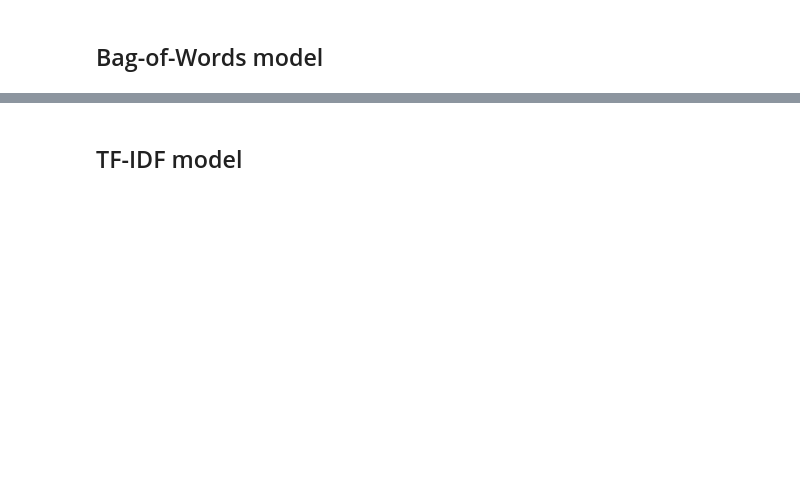
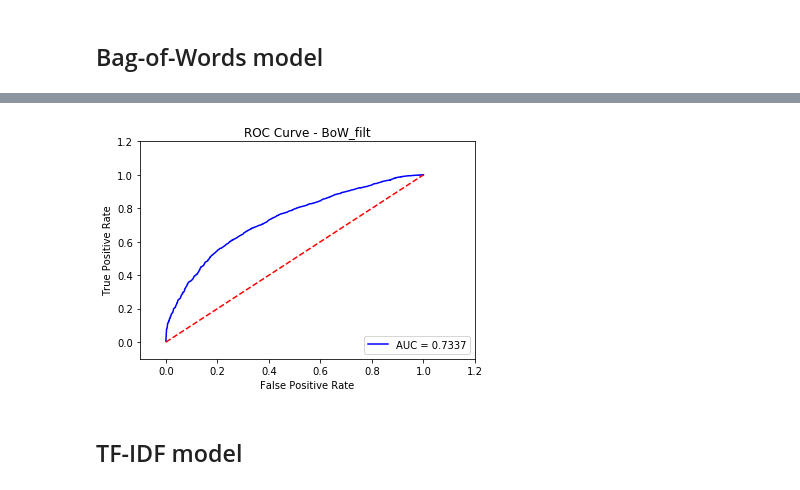
Before and after one commit to mar00nie/NLP-Text-Similarity, a Jupyter notebook: Text_Analysis.ipynb, the cells around one changed output, grey strips where cells are left out. Cells and saved outputs as stored; diff of their text form; code cells hidden in the pictures; blank space fills up the shorter version.

```diff
--- a/Text_Analysis.ipynb
+++ b/Text_Analysis.ipynb
@@ -298,3 +410,5 @@ def convert_scores_to_binary(scores_list, threshold):
             bin_scores.append(1)
 
     return bin_scores
+
+msr_scores = convert_scores_to_binary(msr_scores, 0.7)
@@ -307,19 +451,23 @@ def run_bow_model(sentences):
 
     '''Creates BoW model and calculates cosine similarity of each sentence pair'''
 
-    count_vec = CountVectorizer(stop_words="english", analyzer='word', ngram_range=(1, 2),
-                               max_df=1.0, min_df=0.5, max_features=None)
+    scores_list = []
+    ngrams = [(1, 1), (1, 2)]
 
-    bow_matrix, bow_scores = [], []
-    for pair in sentences:
-        bow_model = count_vec.fit_transform(pair).toarray()
-        bow_matrix.append(bow_model)
+    for tup in ngrams:
+        count_vec = CountVectorizer(stop_words="english", analyzer='word', ngram_range=tup,
+                                   max_df=1.0, min_df=0.5, max_features=None)
 
-        cos_sim = cosine_similarity(bow_model[0,:].reshape(1,-1), bow_model[1,:].reshape(1, -1))
-        bow_scores.append(float(cos_sim))
+        bow_scores = []
+        for pair in sentences:
+            bow_model = count_vec.fit_transform(pair).toarray()
+            cos_sim = cosine_similarity(bow_model[0,:].reshape(1,-1), bow_model[1,:].reshape(1, -1))
+            bow_scores.append(float(cos_sim))
+
+        scores_list.append(bow_scores)
 
 
-    return bow_scores
+    return scores_list
 # %%
 # Implementation
 
@@ -397,21 +619,23 @@ print('Accuracy:', msr_bow_stw_acc)
 # %%
 # ROC curve and AUC score
 
 plt.figure(figsize=(6, 4))
 # ROC curve; AUC score
-fpr, tpr, thresholds = roc_curve(msr_scores, msr_bow_stw_scores, pos_label=1)
+fpr, tpr, thresholds = roc_curve(msr_scores, msr_bow_stw_scores[0], pos_label=1)
 roc_auc_dt = auc(fpr, tpr)
 
 plt.title('ROC Curve - BoW_filt')
 plt.plot(fpr, tpr, 'b',
 label='AUC = %0.4f'% roc_auc_dt)
 plt.legend(loc='lower right')
 plt.plot([0,1],[0,1],'r--')
 plt.xlim([-0.1,1.2])
 plt.ylim([-0.1,1.2])
 plt.ylabel('True Positive Rate')
 plt.xlabel('False Positive Rate')
 plt.show()
+# %% [output]
+[figure, added]
 # %% [markdown]
 ## TF-IDF model
 # %%
```
Also changed, not shown: parts of 87 cells of this notebook.
